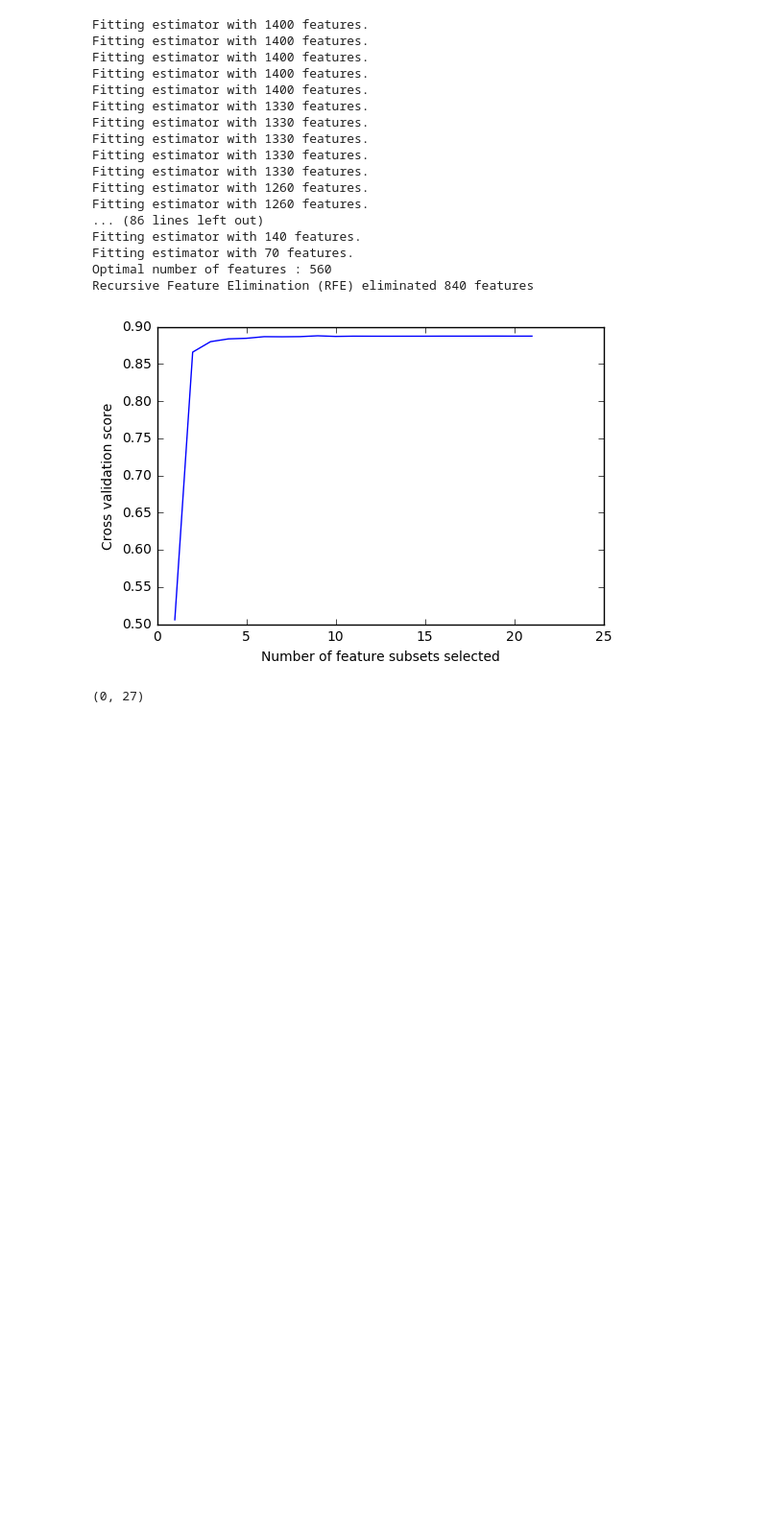
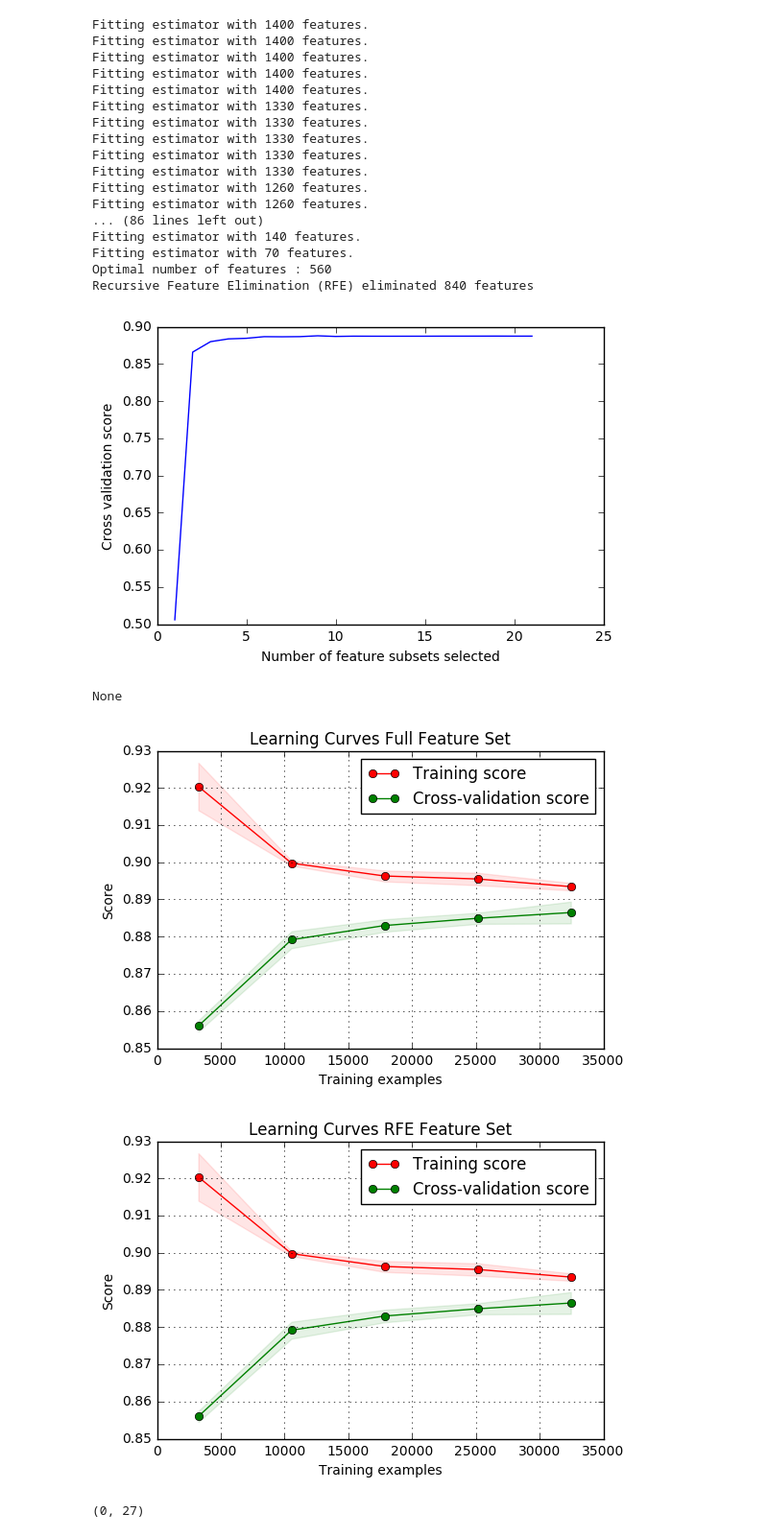
Before and after one commit to massie/notebooks, a Jupyter notebook: Chipper SVM RFE.ipynb, the cells around one changed output. Shown: that part at 96% size. Saved outputs shown, nothing was run; the diff lists cells and outputs as text; code cells hidden in the pictures; blank space fills up the shorter version.

Commit message:
Add learning curves

```diff
--- a/Chipper SVM RFE.ipynb
+++ b/Chipper SVM RFE.ipynb
@@ -145,17 +145,21 @@ Recursive Feature Elimination (RFE) eliminated 840 features
 # %%
 %matplotlib inline
 from learning_curves import plot_learning_curve
 import matplotlib.pyplot as plt
 from sklearn.model_selection import ShuffleSplit
 
-def create_learning_curve(title, model):
-    cv = ShuffleSplit(n_splits=10, test_size=0.1, random_state=7)
-    plot_learning_curve(model, title, training_X, training_y, (0.2, 1.01), cv=cv, n_jobs=1)
+#def create_learning_curve(title, model):
+#    cv = ShuffleSplit(n_splits=10, test_size=0.1, random_state=7)
+#    plot_learning_curve(model, title, training_X, training_y, (0.2, 1.01), cv=cv, n_jobs=1)
 
-create_learning_curve("Learning Curves Full Feature Set", svc)
-create_learning_curve("Learning Curves RFE Feature Set", rfe)
+plot_learning_curve(svc, "Learning Curves Full Feature Set", training_X, training_y)
+plot_learning_curve(rfe, "Learning Curves RFE Feature Set", training_X, training_y)
 
 plt.show()
+# %% [output]
+None
+[figure, added]
+[figure, added]
 # %%
 min_pos = -1
 max_pos = -1
```
